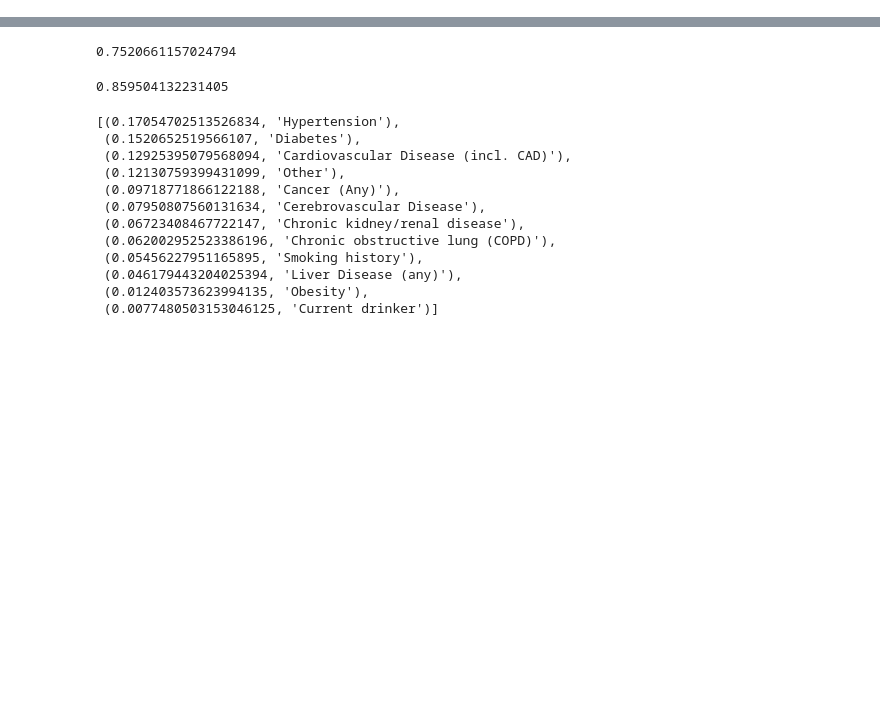
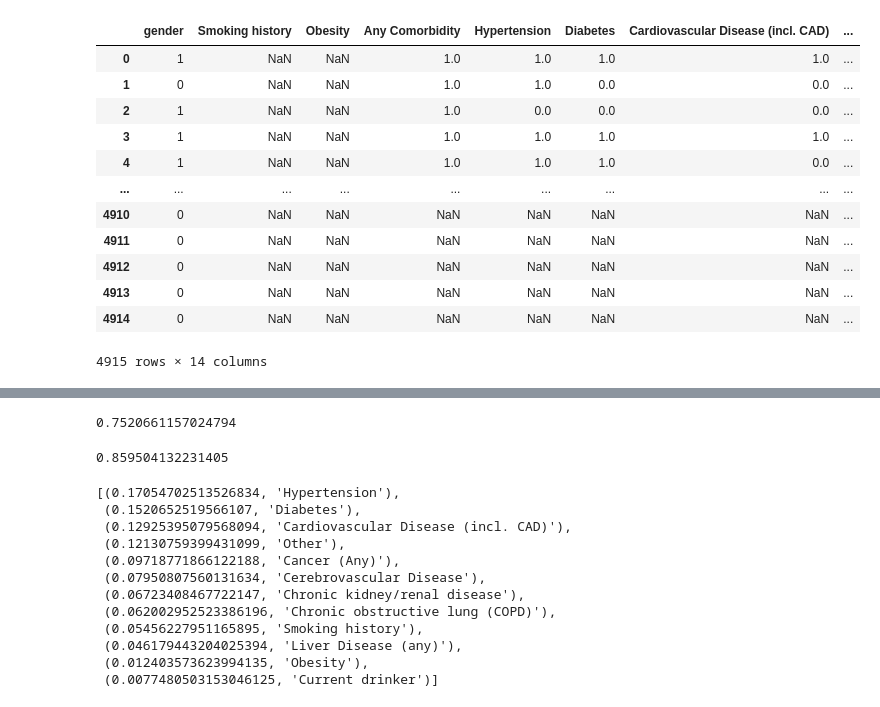
Before and after one commit to stellakk75/COVID-19RiskCalc, a Jupyter notebook: RiskFactorsML.ipynb, the cells around one changed output, grey strips where cells are left out. Saved outputs shown, nothing was run; the diff lists cells and outputs as text; code cells hidden in the pictures; blank space fills up the shorter version.

```diff
--- a/RiskFactorsML.ipynb
+++ b/RiskFactorsML.ipynb
@@ -9,2 +34,17 @@ df = pd.read_csv("edited_data.csv")
 # %%
-df;
+selected = df.iloc[:,6:]
+selected
+# %% [output]
+|  | gender | Smoking history | Obesity | Any Comorbidity | Hypertension | Diabetes | Cardiovascular Disease (incl. CAD) | ... |
+| 0 | 1 | NaN | NaN | 1.0 | 1.0 | 1.0 | 1.0 | ... |
+| 1 | 0 | NaN | NaN | 1.0 | 1.0 | 0.0 | 0.0 | ... |
+| 2 | 1 | NaN | NaN | 1.0 | 0.0 | 0.0 | 0.0 | ... |
+| 3 | 1 | NaN | NaN | 1.0 | 1.0 | 1.0 | 1.0 | ... |
+| 4 | 1 | NaN | NaN | 1.0 | 1.0 | 1.0 | 0.0 | ... |
+| ... | ... | ... | ... | ... | ... | ... | ... | ... |
+| 4910 | 0 | NaN | NaN | NaN | NaN | NaN | NaN | ... |
+| 4911 | 0 | NaN | NaN | NaN | NaN | NaN | NaN | ... |
+| 4912 | 0 | NaN | NaN | NaN | NaN | NaN | NaN | ... |
+| 4913 | 0 | NaN | NaN | NaN | NaN | NaN | NaN | ... |
+| 4914 | 0 | NaN | NaN | NaN | NaN | NaN | NaN | ... |
+4915 rows × 14 columns
```
Also changed, not shown: parts of 20 cells of this notebook, 10 other files.
